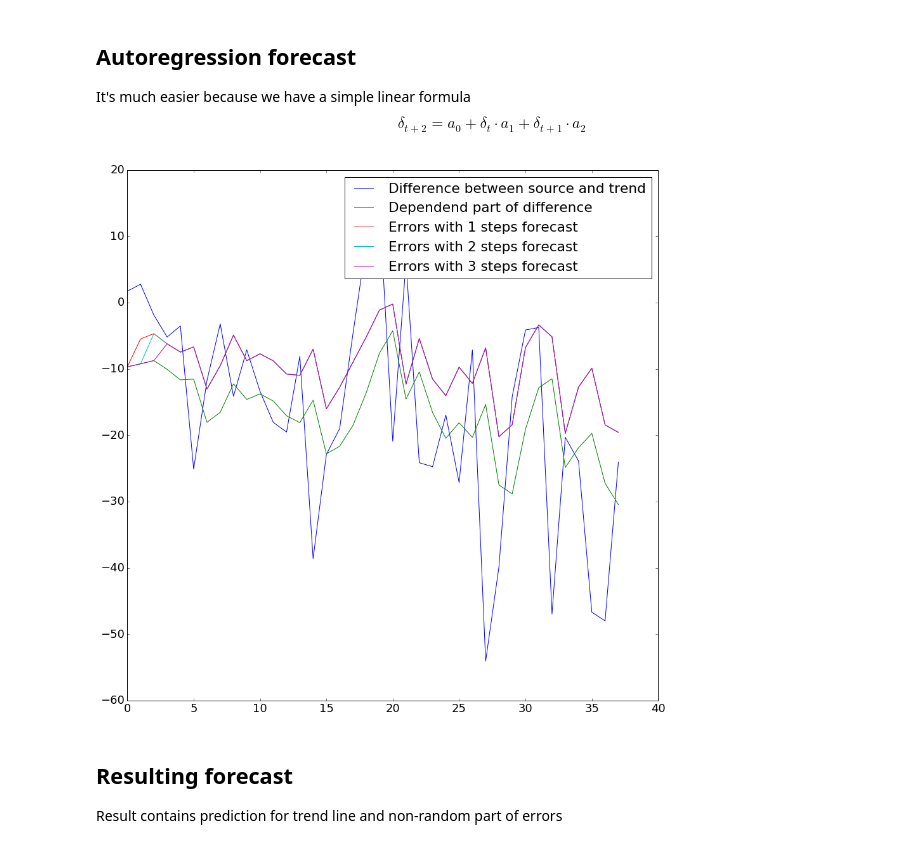
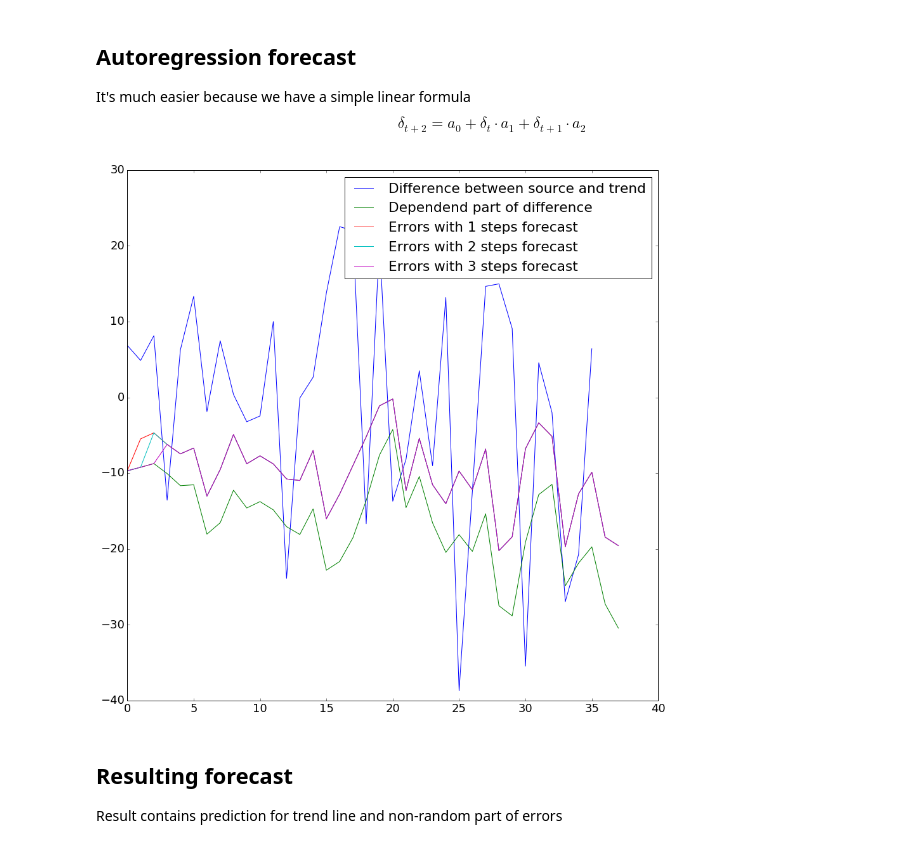
Before and after one commit to definability/statistical-analysis, a Jupyter notebook: course/Notebook/Coursework.ipynb, the cells around one changed output. Drawn from its saved outputs; the diff is of its cells as text; code cells hidden in the pictures.

Commit message:
Using errors estimate from common module

```diff
--- a/course/Notebook/Coursework.ipynb
+++ b/course/Notebook/Coursework.ipynb
@@ -270,3 +264,6 @@ autoregressors = (coefficients*regression_errors).sum(axis=1)
+# %%
+lag = 2
+coefficients, autoregressors = get_errors_estimate(errors, lag)
 # %% [markdown]
 Now we got a difference between trend and source data, data found by autoregressive analysis and nose
 # %%
@@ -377,16 +374,16 @@ $$
 \delta_{t + 2} = a_0 + \delta_{t} \cdot a_1 + \delta_{t + 1} \cdot  a_2
 $$
 # %%
-plt.plot(result_errors, label='Difference between source and trend')
+plt.plot(errors[lag:], label='Difference between source and trend')
 plt.plot(autoregressors, label='Dependend part of difference')
 for forecast_steps in (1, 2, 3):
     autoregressors_forecast = [get_errors_forecast(errors, coefficients, forecast_steps, time) for time in range(forecast_steps, autoregressors.size)]
     plt.plot(concatenate((autoregressors[:forecast_steps], autoregressors_forecast)), label='Errors with %d steps forecast'%forecast_steps)
 
 plt.legend()
 plt.show()
 # %% [output]
-[figure, old version]
+[figure, new version]
 # %%
 errors_forecasted = autoregressors.copy()
 for forecast_steps in (1, 2, 3):
```
Also changed, not shown: parts of 2 cells of this notebook.
